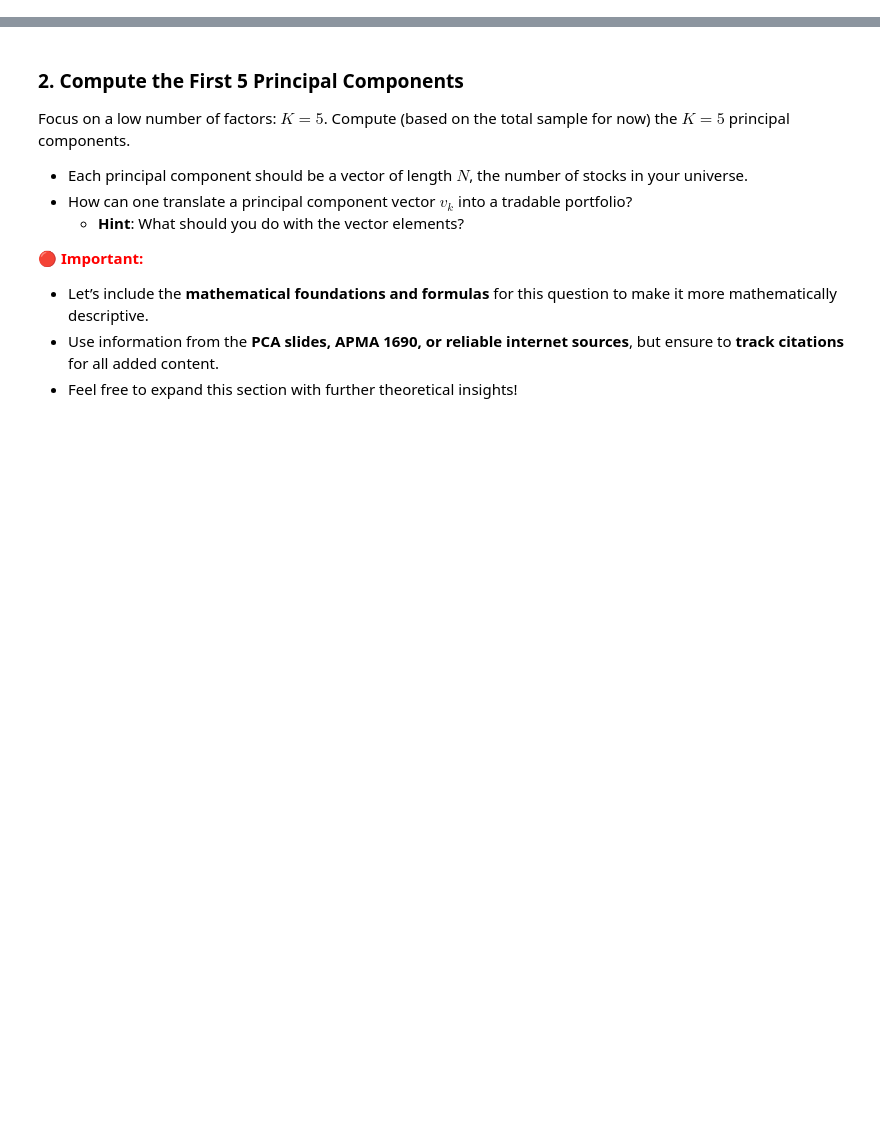
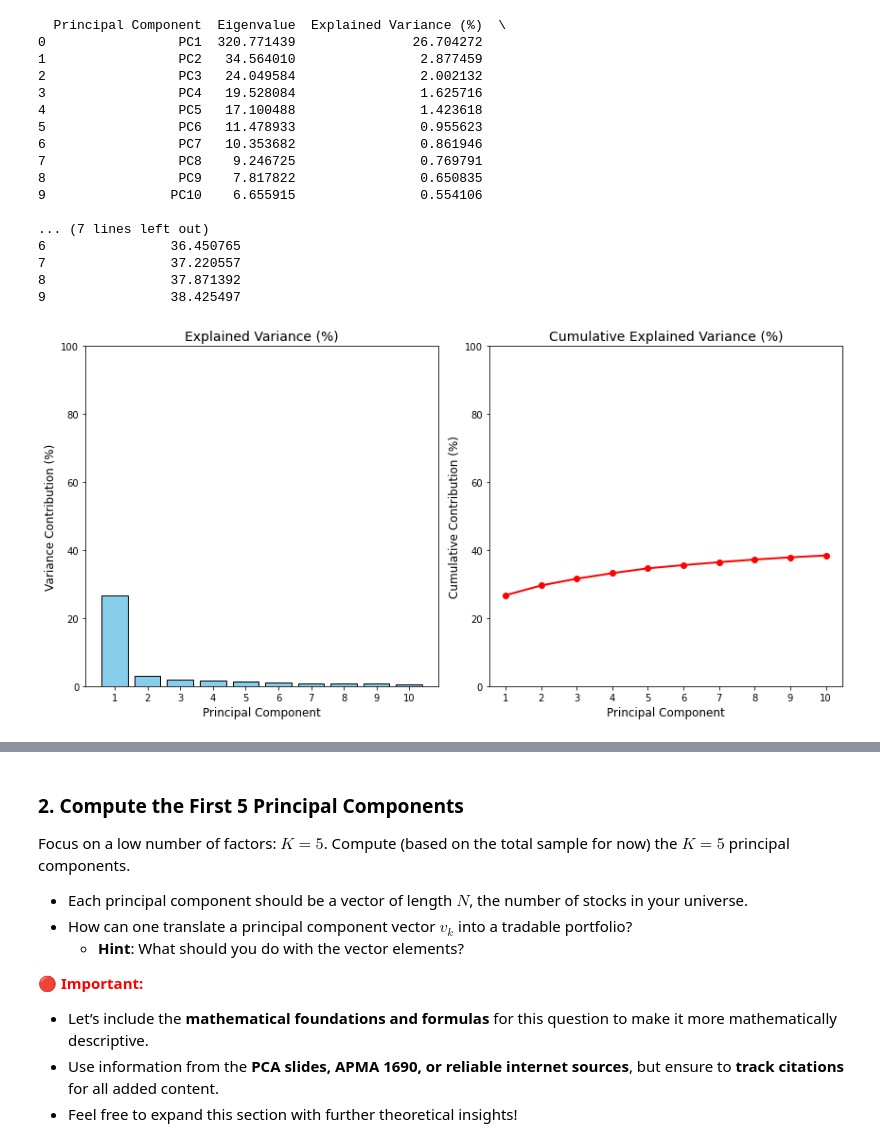
Before and after one commit to awang343/ml-for-finance, a Jupyter notebook: main.ipynb, the cells around one changed output, grey strips where cells are left out. Drawn from its saved outputs; the diff is of its cells as text; code cells hidden in the pictures; blank space fills up the shorter version.

```diff
--- a/main.ipynb
+++ b/main.ipynb
@@ -21,0 +38,76 @@ $$\text{Cumulative Variance} = \frac{\sum_{k=1}^K \lambda_k}{\sum_{k=1}^N \lambd
+# %%
+from sklearn.decomposition import PCA
+import matplotlib.pyplot as plt
+import pandas as pd
+import numpy as np
+
+# Load data
+returns_data = pd.read_csv("preprocessed_returns.csv")
+numeric_data = returns_data.drop(columns=['date'])
+
+# Fit PCA
+pca = PCA(n_components=10)
+pca.fit(numeric_data)
+
+# Extract information
+eigenvalues = pca.explained_variance_
+explained_variance_ratio = pca.explained_variance_ratio_
+cumulative_variance = np.cumsum(explained_variance_ratio)
+
+# Create a table of eigenvalues and explained variance
+results_table = pd.DataFrame({
+    'Principal Component': [f"PC{i}" for i in range(1, len(eigenvalues) + 1)],
+    'Eigenvalue': eigenvalues,
+    'Explained Variance (%)': explained_variance_ratio * 100,
+    'Cumulative Variance (%)': cumulative_variance * 100
+})
+
+print(results_table)
+
+# Plotting
+x = np.arange(1, len(explained_variance_ratio) + 1)
+
+plt.figure(figsize=(12, 6))
+
+# Bar chart for explained variance
+plt.subplot(1, 2, 1)
+plt.bar(x, explained_variance_ratio * 100, align="center", color='skyblue', edgecolor='black')
+plt.title('Explained Variance (%)', fontsize=14)
+plt.xlabel('Principal Component', fontsize=12)
+plt.ylabel('Variance Contribution (%)', fontsize=12)
+plt.xticks(x)
+plt.ylim([0, 100])
+
+# Line plot for cumulative variance
+plt.subplot(1, 2, 2)
+plt.plot(x, cumulative_variance * 100, 'ro-', linewidth=2)
+plt.title('Cumulative Explained Variance (%)', fontsize=14)
+plt.xlabel('Principal Component', fontsize=12)
+plt.ylabel('Cumulative Contribution (%)', fontsize=12)
+plt.xticks(x)
+plt.ylim([0, 100])
+
+plt.tight_layout()
+plt.show()
+
+pc1_contributions = pd.Series(pca.components_[0], index=numeric_data.columns).sort_values(ascending=False)
+print(pc1_contributions.head(10))  # Top 10 contributors to PC1
+# %% [output]
+  Principal Component  Eigenvalue  Explained Variance (%)  \
+0                 PC1  320.771439               26.704272
+1                 PC2   34.564010                2.877459
+2                 PC3   24.049584                2.002132
+3                 PC4   19.528084                1.625716
+4                 PC5   17.100488                1.423618
+5                 PC6   11.478933                0.955623
+6                 PC7   10.353682                0.861946
+7                 PC8    9.246725                0.769791
+8                 PC9    7.817822                0.650835
+9                PC10    6.655915                0.554106
+
+... (7 lines left out)
+6                36.450765
+7                37.220557
+8                37.871392
+9                38.425497
+[figure, added]
```
Also changed, not shown: parts of 3 cells of this notebook, 1 other file.
